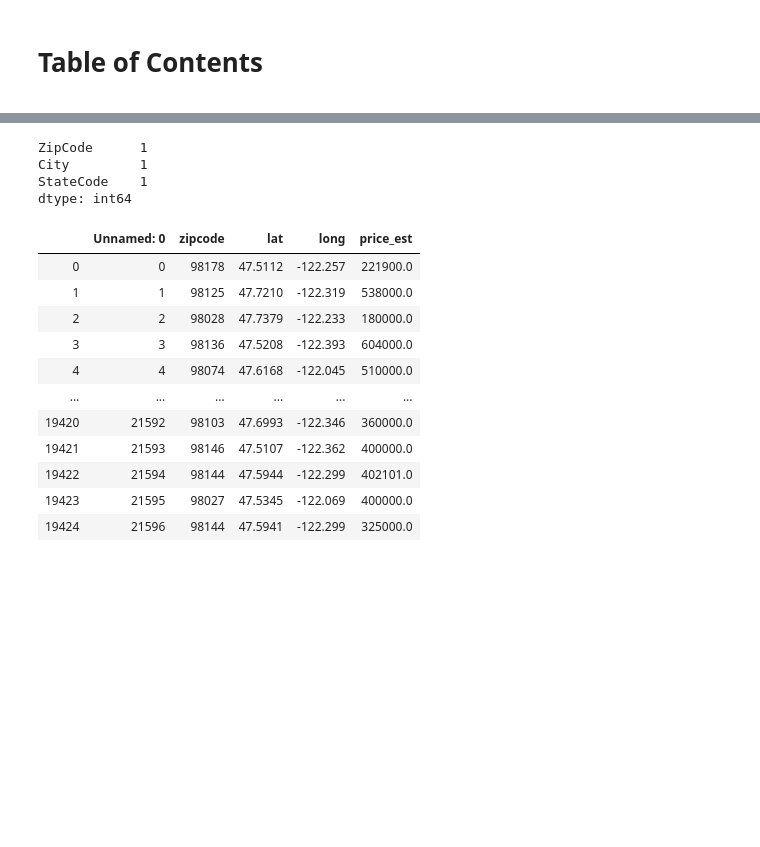
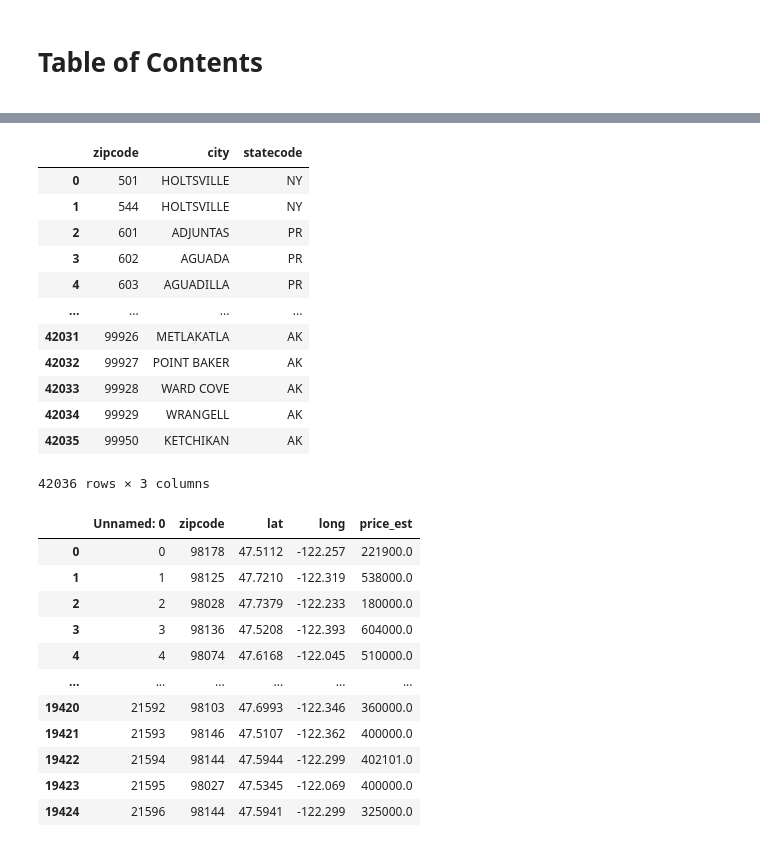
Before and after one commit to israeljls-j/dsc-mod-2-project-v2-1-onl01-dtsc-ft-070620, a Jupyter notebook: cons_zip.ipynb, the cells around one changed output, grey strips where cells are left out. Drawn from its saved outputs; the diff is of its cells as text; code cells hidden in the pictures; blank space fills up the shorter version.

```diff
--- a/cons_zip.ipynb
+++ b/cons_zip.ipynb
@@ -23,13 +25,22 @@ StateCode    42036 non-null object
 dtypes: int64(1), object(2)
 memory usage: 985.3+ KB
-# %%
-a = g.isnull()
-a.nunique()
-# %% [output]
-ZipCode      1
-City         1
-StateCode    1
-dtype: int64
+# %%
+g = g.rename(str.lower, axis = 'columns')
+g
+# %% [output]
+|  | zipcode | city | statecode |
+| 0 | 501 | HOLTSVILLE | NY |
+| 1 | 544 | HOLTSVILLE | NY |
+| 2 | 601 | ADJUNTAS | PR |
+| 3 | 602 | AGUADA | PR |
+| 4 | 603 | AGUADILLA | PR |
+| ... | ... | ... | ... |
+| 42031 | 99926 | METLAKATLA | AK |
+| 42032 | 99927 | POINT BAKER | AK |
+| 42033 | 99928 | WARD COVE | AK |
+| 42034 | 99929 | WRANGELL | AK |
+| 42035 | 99950 | KETCHIKAN | AK |
+42036 rows × 3 columns
 # %%
 f
 # %% [output]
```
Also changed, not shown: parts of 12 cells of this notebook, 5 other files.
